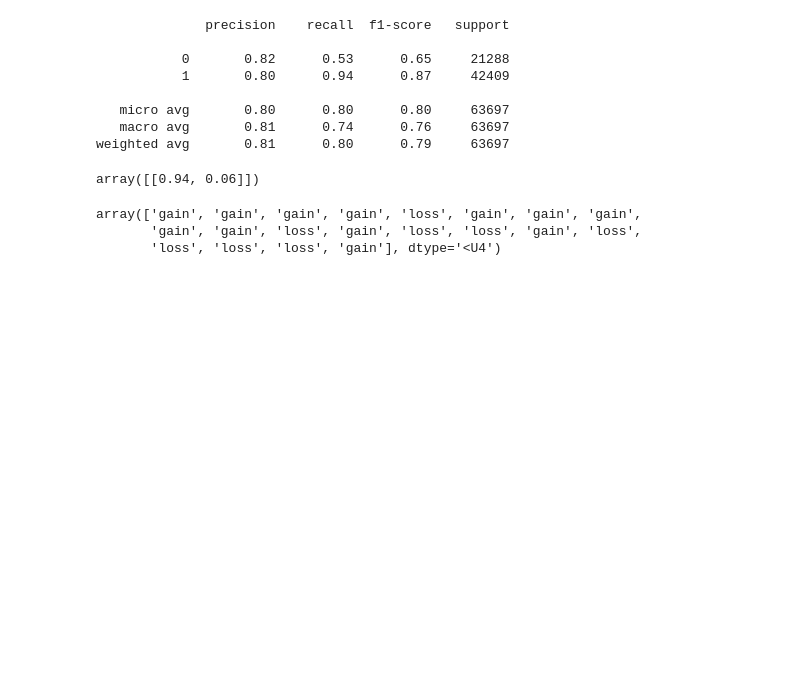
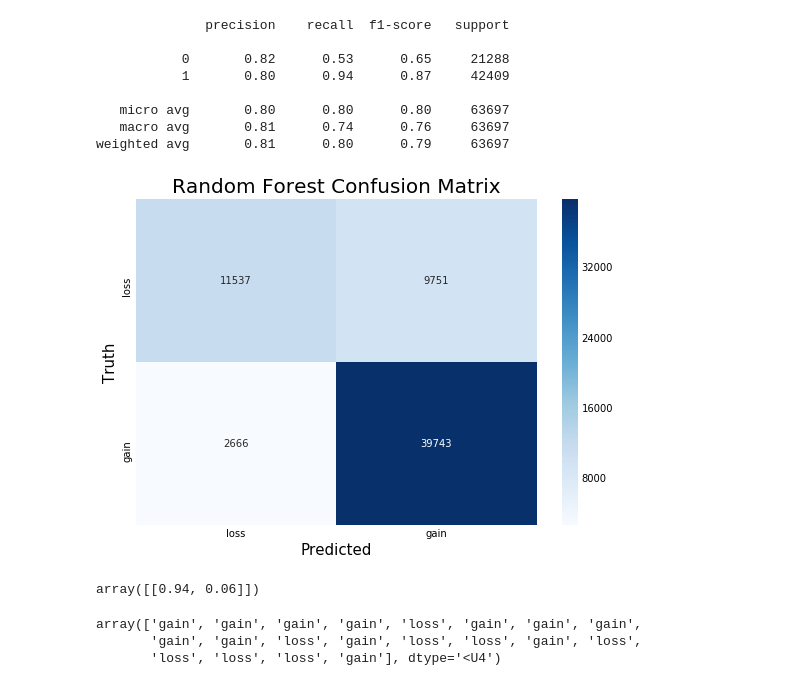
Before and after one commit to huangee/nfl_yards_gained, a Jupyter notebook: NFL_all_teams.ipynb, the cells around one changed output. Cells and saved outputs as stored; diff of their text form; code cells hidden in the pictures; blank space fills up the shorter version.

```diff
--- a/NFL_all_teams.ipynb
+++ b/NFL_all_teams.ipynb
@@ -513,6 +457,18 @@ print(classification_report(y_test_binary, predicted))
    micro avg       0.80      0.80      0.80     63697
    macro avg       0.81      0.74      0.76     63697
 weighted avg       0.81      0.80      0.79     63697
+# %%
+cm_rf = confusion_matrix(y_test, np.where(model_rf.predict_proba(X_test)[:,0] > threshold, 'gain', 'loss'), labels)
+
+fig = plt.figure(figsize=(8,6))
+ax = fig.add_subplot(111)
+sns.heatmap(cm_rf, annot=True, fmt='g', cmap="Blues").set_title('Random Forest Confusion Matrix', fontsize=20)
+ax.set_xticklabels(labels, fontsize=10)
+ax.set_yticklabels(labels, fontsize=10)
+plt.xlabel('Predicted', fontsize=15)
+plt.ylabel('Truth', fontsize=15);
+# %% [output]
+[figure, added]
 # %%
 # columns are ydsnet, yardline_100, quarter_seconds_remaining, qtr, down, ydstogo, passing
 
```
Also changed, not shown: parts of 37 cells of this notebook, 4 other files.
